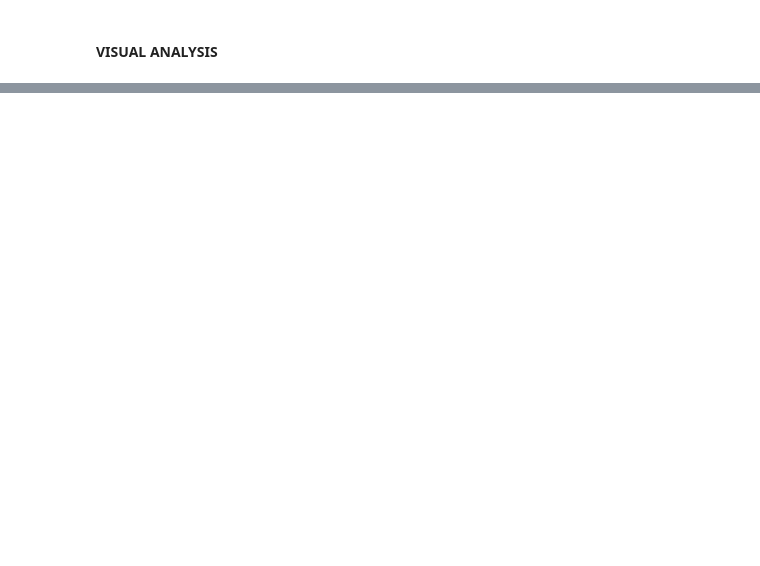
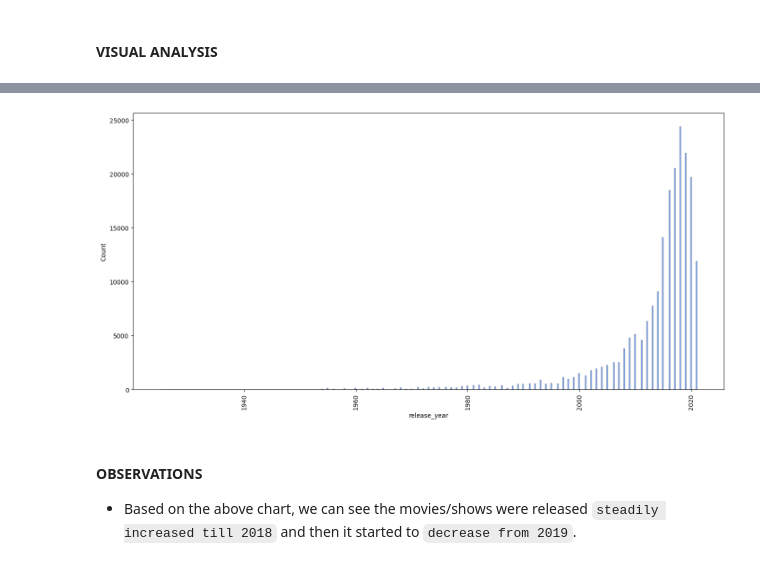
Before and after one commit to Karthik-raghavan/netflix-data-exploration-and-visualization, a Jupyter notebook: netflix-data-exploration.ipynb, the cells around one changed output, grey strips where cells are left out. Saved outputs shown, nothing was run; the diff lists cells and outputs as text; code cells hidden in the pictures; blank space fills up the shorter version.

```diff
--- a/netflix-data-exploration.ipynb
+++ b/netflix-data-exploration.ipynb
@@ -574,0 +630,14 @@ preprocessed_data[preprocessed_data['extracted_year'] == 0].head(2)
+# %%
+# Univariate - continuous - release_year - histplot
+
+plt.figure(figsize=(17,8))
+
+sns.histplot(x='release_year', data=preprocessed_data, color='cornflowerblue')
+plt.xticks(rotation=90)
+plt.show()
+# %% [output]
+[figure, added]
+# %% [markdown]
+#### OBSERVATIONS
+
+* Based on the above chart, we can see the movies/shows were released `steadily increased till 2018` and then it started to `decrease from 2019`.
```
Also changed, not shown: parts of 7 cells of this notebook.
